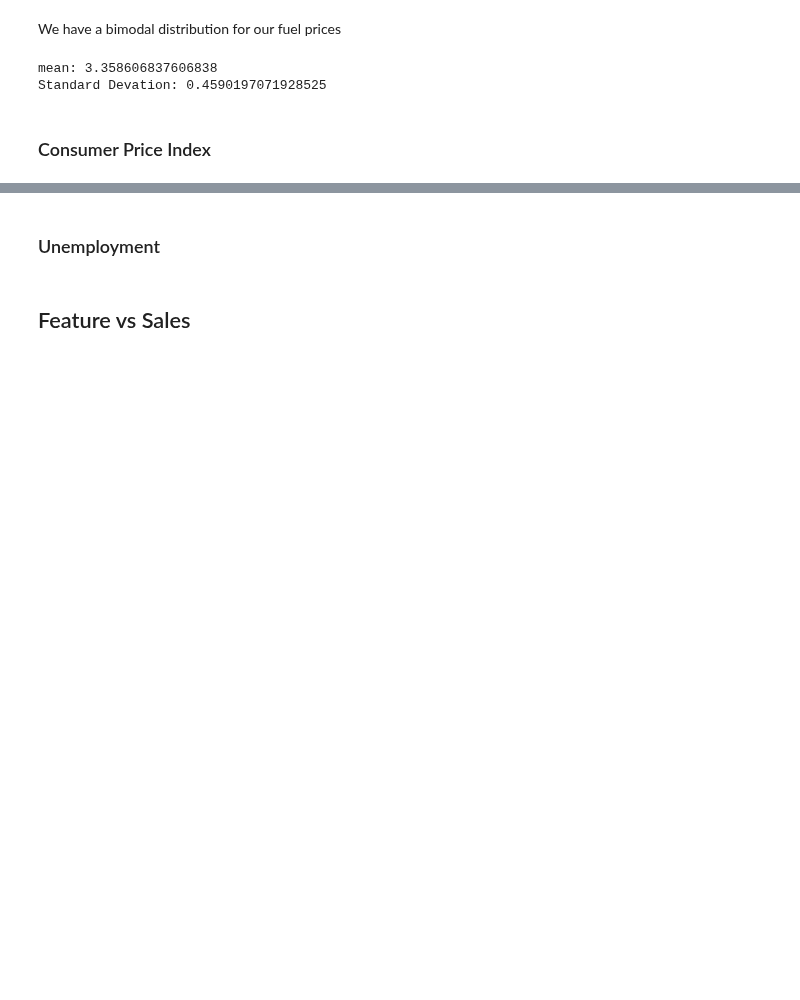
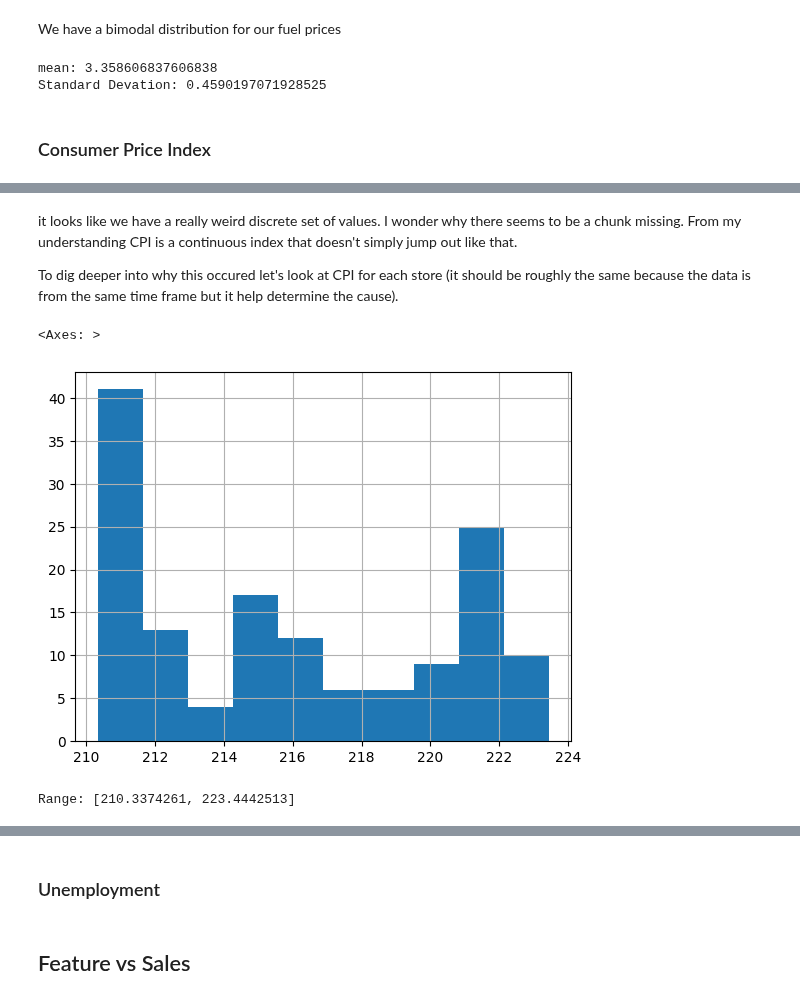
Before and after one commit to ChrisPerezLebron/CMSC320Project, a Jupyter notebook: main.ipynb, the cells around one changed output, grey strips where cells are left out. Drawn from its saved outputs; the diff is of its cells as text; code cells hidden in the pictures; blank space fills up the shorter version.

Commit message:
did some analysis on CPI values

```diff
--- a/main.ipynb
+++ b/main.ipynb
@@ -58,0 +65,15 @@ Standard Devation: 0.4590197071928525
+# %% [markdown]
+it looks like we have a really weird discrete set of values. I wonder why there seems to be a chunk missing. From my understanding CPI is a continuous index that doesn't simply jump out like that.
+
+To dig deeper into why this occured let's look at CPI for each store (it should be roughly the same because the data is from the same time frame but it help determine the cause).
+# %%
+#histogram for store1
+df[df['Store'] == 1]['CPI'].hist()
+# %% [output]
+<Axes: >
+[figure, added]
+# %%
+frame = df[df['Store'] == 1]['CPI']
+print(f"Range: [{frame.min()}, {frame.max()}]")
+# %% [output]
+Range: [210.3374261, 223.4442513]
```
Also changed, not shown: parts of 11 cells of this notebook.
